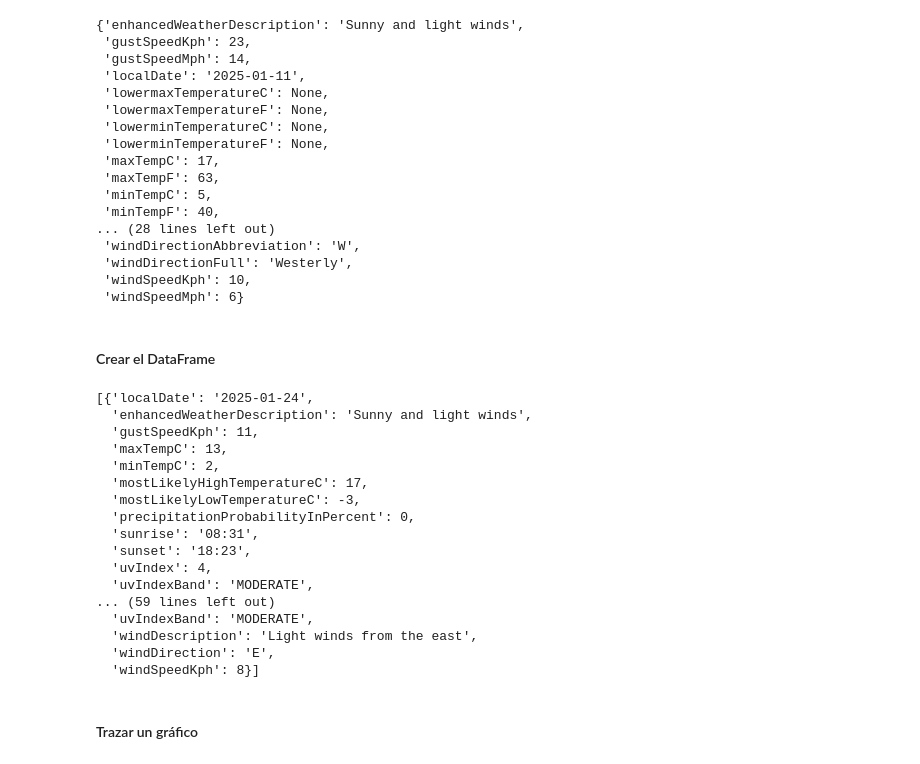
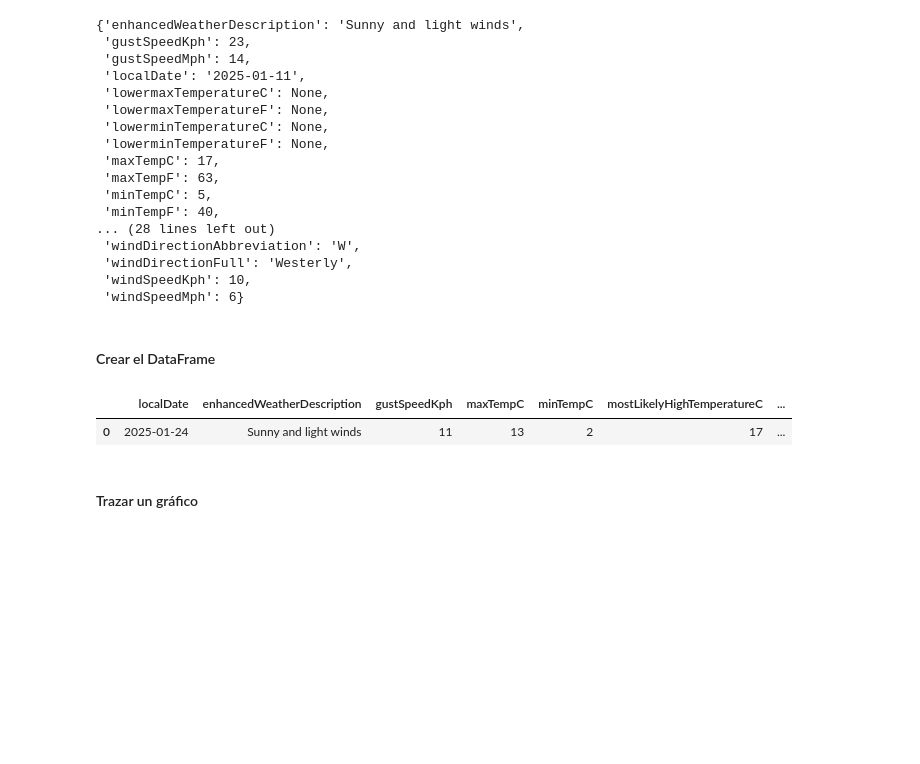
Before and after one commit to abdonrb/DS102024, a Jupyter notebook: 2-DataAnalysis/7-WebScraping/2_HTTP_Avanzado/Teoria/scraping_http_avanzado.ipynb, the cells around one changed output. Saved outputs shown, nothing was run; the diff lists cells and outputs as text; code cells hidden in the pictures; blank space fills up the shorter version.

```diff
--- a/2-DataAnalysis/7-WebScraping/2_HTTP_Avanzado/Teoria/scraping_http_avanzado.ipynb
+++ b/2-DataAnalysis/7-WebScraping/2_HTTP_Avanzado/Teoria/scraping_http_avanzado.ipynb
@@ -295,44 +289,35 @@ for data in forecasts:
 # %% [markdown]
 #### Crear el DataFrame
 # %%
+forecasts = response.json()['forecasts']
+records = []
+for data in forecasts:
+    summary = data['summary']
+    report = summary['report']
+
 record = {
     'localDate': report['localDate'],
     'enhancedWeatherDescription': report['enhancedWeatherDescription'],
     'gustSpeedKph': report['gustSpeedKph'],
     'maxTempC': report['maxTempC'],
     'minTempC': report['minTempC'],
     'mostLikelyHighTemperatureC': report['mostLikelyHighTemperatureC'],
     'mostLikelyLowTemperatureC': report['mostLikelyLowTemperatureC'],
     'precipitationProbabilityInPercent': report['precipitationProbabilityInPercent'],
     'sunrise': report['sunrise'],
     'sunset': report['sunset'],
     'uvIndex': report['uvIndex'],
     'uvIndexBand': report['uvIndexBand'],
     'windDescription': report['windDescription'],
     'windDirection': report['windDirection'],
     'windSpeedKph': report['windSpeedKph']
     }
 
 records.append(record)
 
-records
+pd.DataFrame(records)
 # %% [output]
-[{'localDate': '2025-01-24',
-  'enhancedWeatherDescription': 'Sunny and light winds',
-  'gustSpeedKph': 11,
-  'maxTempC': 13,
-  'minTempC': 2,
-  'mostLikelyHighTemperatureC': 17,
-  'mostLikelyLowTemperatureC': -3,
-  'precipitationProbabilityInPercent': 0,
-  'sunrise': '08:31',
-  'sunset': '18:23',
-  'uvIndex': 4,
-  'uvIndexBand': 'MODERATE',
-... (59 lines left out)
-  'uvIndexBand': 'MODERATE',
-  'windDescription': 'Light winds from the east',
-  'windDirection': 'E',
-  'windSpeedKph': 8}]
+|  | localDate | enhancedWeatherDescription | gustSpeedKph | maxTempC | minTempC | mostLikelyHighTemperatureC | ... |
+| 0 | 2025-01-24 | Sunny and light winds | 11 | 13 | 2 | 17 | ... |
 # %% [markdown]
 #### Trazar un gráfico
```
Also changed, not shown: parts of 5 cells of this notebook, 2 other files.
